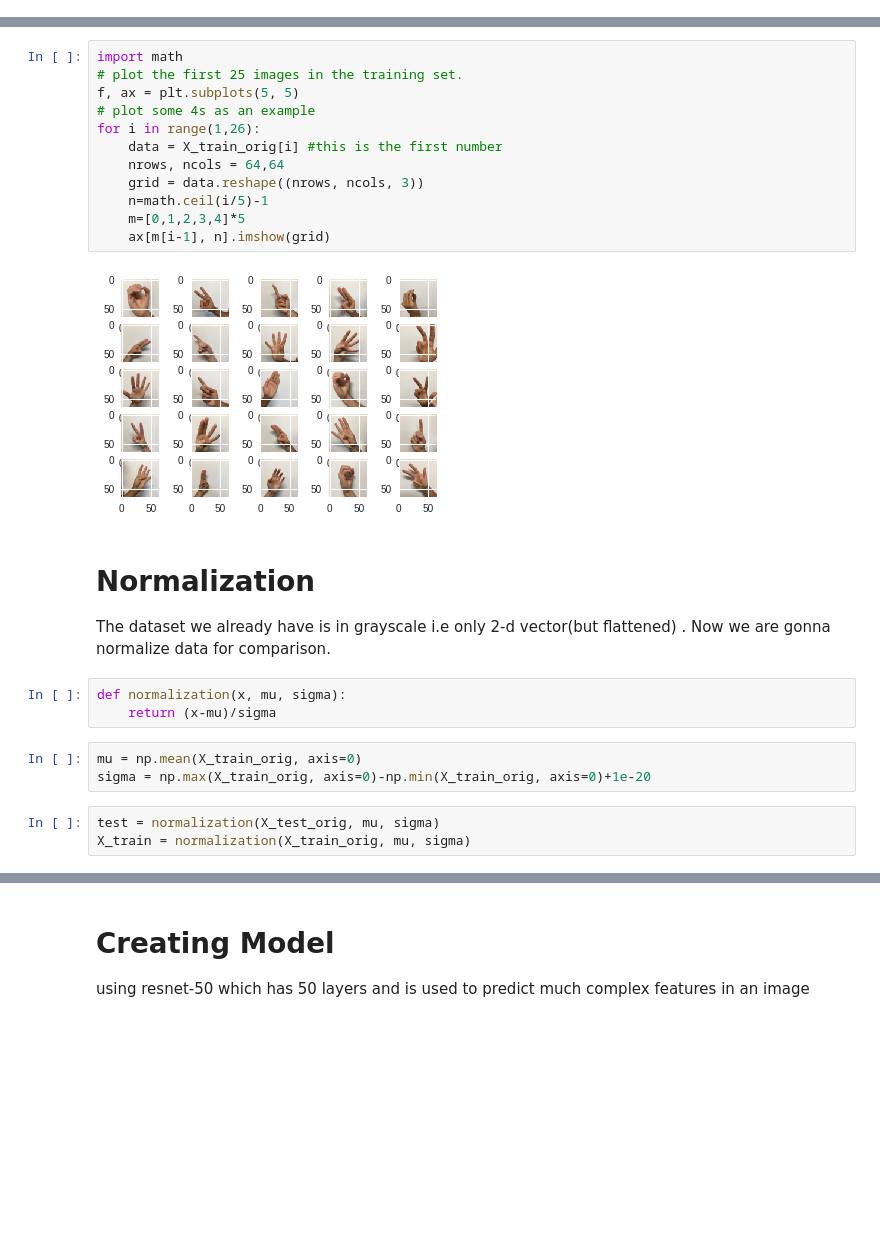
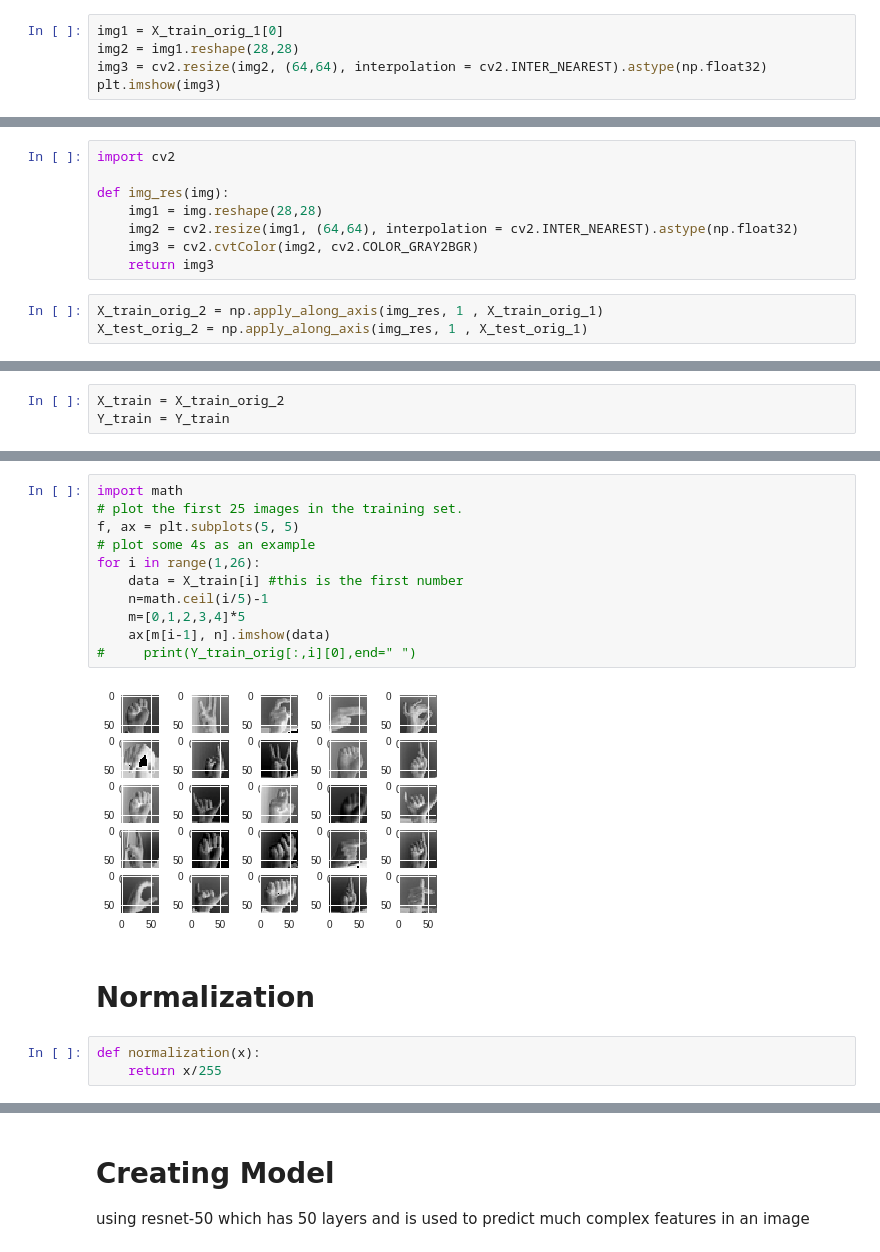
Before and after one commit to apuayush/hand_gest, a Jupyter notebook: training/training.ipynb, the cells around one changed output, grey strips where cells are left out. Saved outputs shown, nothing was run; the diff lists cells and outputs as text; blank space fills up the shorter version.

```diff
--- a/training/training.ipynb
+++ b/training/training.ipynb
@@ -111,0 +105,5 @@ It puts 1 on the index of the current label we are accessing , say if the image
+# %%
+img1 = X_train_orig_1[0]
+img2 = img1.reshape(28,28)
+img3 = cv2.resize(img2, (64,64), interpolation = cv2.INTER_NEAREST).astype(np.float32)
+plt.imshow(img3)
@@ -111,0 +113,11 @@ It puts 1 on the index of the current label we are accessing , say if the image
+# %%
+import cv2
+
+def img_res(img):
+    img1 = img.reshape(28,28)
+    img2 = cv2.resize(img1, (64,64), interpolation = cv2.INTER_NEAREST).astype(np.float32)
+    img3 = cv2.cvtColor(img2, cv2.COLOR_GRAY2BGR)
+    return img3
+# %%
+X_train_orig_2 = np.apply_along_axis(img_res, 1 , X_train_orig_1)
+X_test_orig_2 = np.apply_along_axis(img_res, 1 , X_test_orig_1)
@@ -118,0 +149,3 @@ Y_test = convert_to_one_hot(Y_test_orig, 6).T
+# %%
+X_train = X_train_orig_2
+Y_train = Y_train
@@ -130,26 +167,18 @@ plt.ylabel("Frequency")
 # %%
 import math
 # plot the first 25 images in the training set.
 f, ax = plt.subplots(5, 5)
 # plot some 4s as an example
 for i in range(1,26):
-    data = X_train_orig[i] #this is the first number
-    nrows, ncols = 64,64
-    grid = data.reshape((nrows, ncols, 3))
+    data = X_train[i] #this is the first number
     n=math.ceil(i/5)-1
     m=[0,1,2,3,4]*5
-    ax[m[i-1], n].imshow(grid)
+    ax[m[i-1], n].imshow(data)
+#     print(Y_train_orig[:,i][0],end=" ")
 # %% [output]
-[figure, old version]
+[figure, new version]
-# %% [markdown]
-# Normalization
-The dataset we already have is in grayscale i.e only 2-d vector(but flattened) . Now we are gonna normalize data for comparison.
+# %% [markdown]
+# Normalization
 # %%
-def normalization(x, mu, sigma):
-    return (x-mu)/sigma
+def normalization(x):
+    return x/255
-# %%
-mu = np.mean(X_train_orig, axis=0)
-sigma = np.max(X_train_orig, axis=0)-np.min(X_train_orig, axis=0)+1e-20
-# %%
-test = normalization(X_test_orig, mu, sigma)
-X_train = normalization(X_train_orig, mu, sigma)
```
Also changed, not shown: parts of 41 cells of this notebook, 41 other files.
